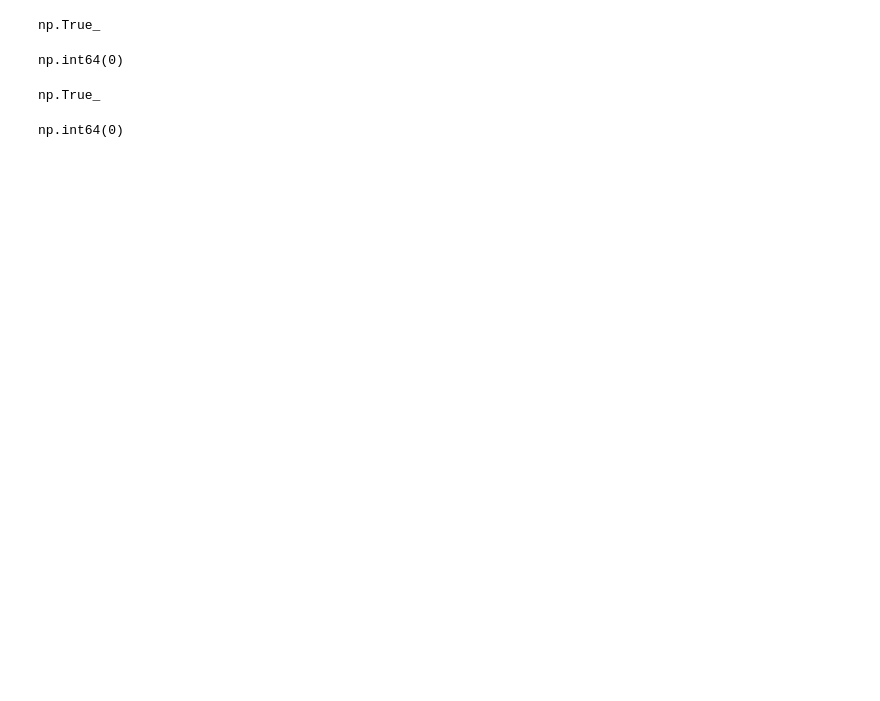
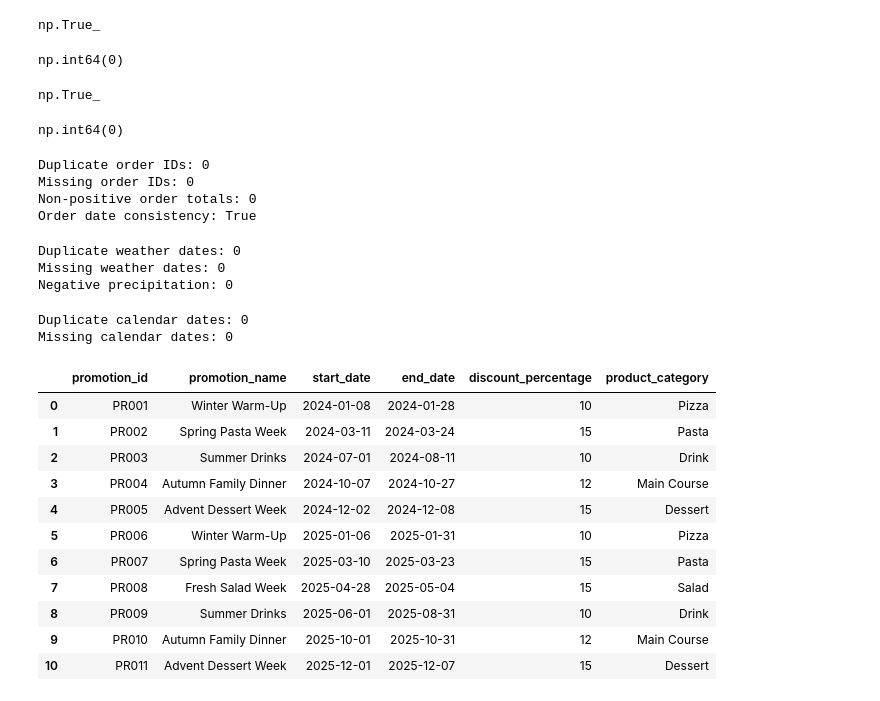
Before and after one commit to satish-shrestha-4u/restrodine-restaurant-intelligence, a Jupyter notebook: notebooks/data_cleaning.ipynb, the cells around one changed output. Saved outputs shown, nothing was run; the diff lists cells and outputs as text; code cells hidden in the pictures; blank space fills up the shorter version.

```diff
--- a/notebooks/data_cleaning.ipynb
+++ b/notebooks/data_cleaning.ipynb
@@ -611,3 +616,46 @@ np.True_
 ).sum()
 # %% [output]
 np.int64(0)
+# %%
+print("Duplicate order IDs:", orders_df["order_id"].duplicated().sum())
+print("Missing order IDs:", orders_df["order_id"].isna().sum())
+print("Non-positive order totals:", (orders_df["order_total"] <= 0).sum())
+
+print("Order date consistency:",
+      (orders_df["order_date"] ==
+       orders_df["order_datetime"].dt.normalize()).all())
+# %% [output]
+Duplicate order IDs: 0
+Missing order IDs: 0
+Non-positive order totals: 0
+Order date consistency: True
+# %%
+print("Duplicate weather dates:", weather_df["date"].duplicated().sum())
+print("Missing weather dates:", weather_df["date"].isna().sum())
+print("Negative precipitation:",
+      (weather_df["precipitation_mm"] < 0).sum())
+# %% [output]
+Duplicate weather dates: 0
+Missing weather dates: 0
+Negative precipitation: 0
+# %%
+print("Duplicate calendar dates:", calendar_df["date"].duplicated().sum())
+print("Missing calendar dates:", calendar_df["date"].isna().sum())
+# %% [output]
+Duplicate calendar dates: 0
+Missing calendar dates: 0
+# %%
+promotions_df
+# %% [output]
+|  | promotion_id | promotion_name | start_date | end_date | discount_percentage | product_category |
+| 0 | PR001 | Winter Warm-Up | 2024-01-08 | 2024-01-28 | 10 | Pizza |
+| 1 | PR002 | Spring Pasta Week | 2024-03-11 | 2024-03-24 | 15 | Pasta |
+| 2 | PR003 | Summer Drinks | 2024-07-01 | 2024-08-11 | 10 | Drink |
+| 3 | PR004 | Autumn Family Dinner | 2024-10-07 | 2024-10-27 | 12 | Main Course |
+| 4 | PR005 | Advent Dessert Week | 2024-12-02 | 2024-12-08 | 15 | Dessert |
+| 5 | PR006 | Winter Warm-Up | 2025-01-06 | 2025-01-31 | 10 | Pizza |
+| 6 | PR007 | Spring Pasta Week | 2025-03-10 | 2025-03-23 | 15 | Pasta |
+| 7 | PR008 | Fresh Salad Week | 2025-04-28 | 2025-05-04 | 15 | Salad |
+| 8 | PR009 | Summer Drinks | 2025-06-01 | 2025-08-31 | 10 | Drink |
+| 9 | PR010 | Autumn Family Dinner | 2025-10-01 | 2025-10-31 | 12 | Main Course |
+| 10 | PR011 | Advent Dessert Week | 2025-12-01 | 2025-12-07 | 15 | Dessert |
```
Also changed, not shown: parts of 31 cells of this notebook, 17 other files.
